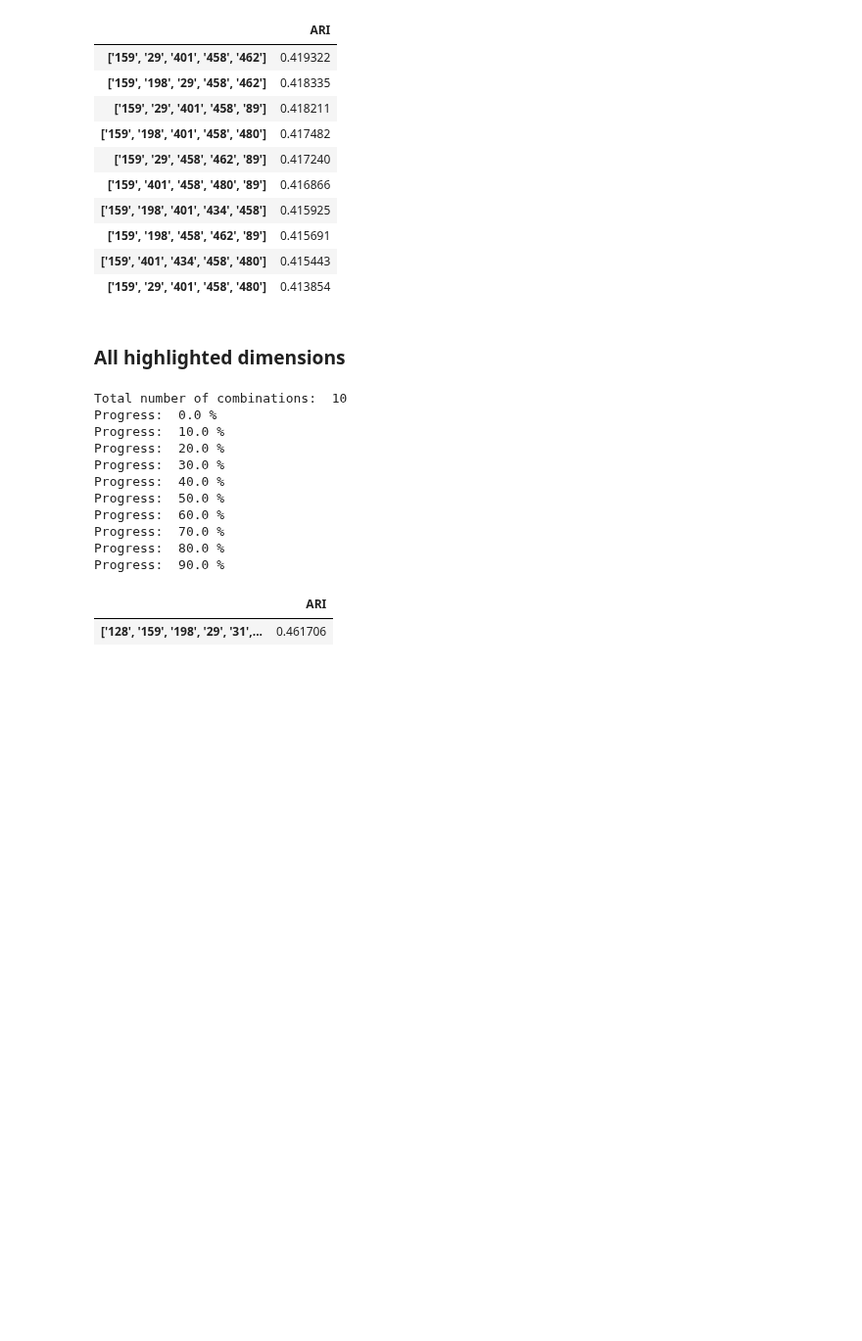
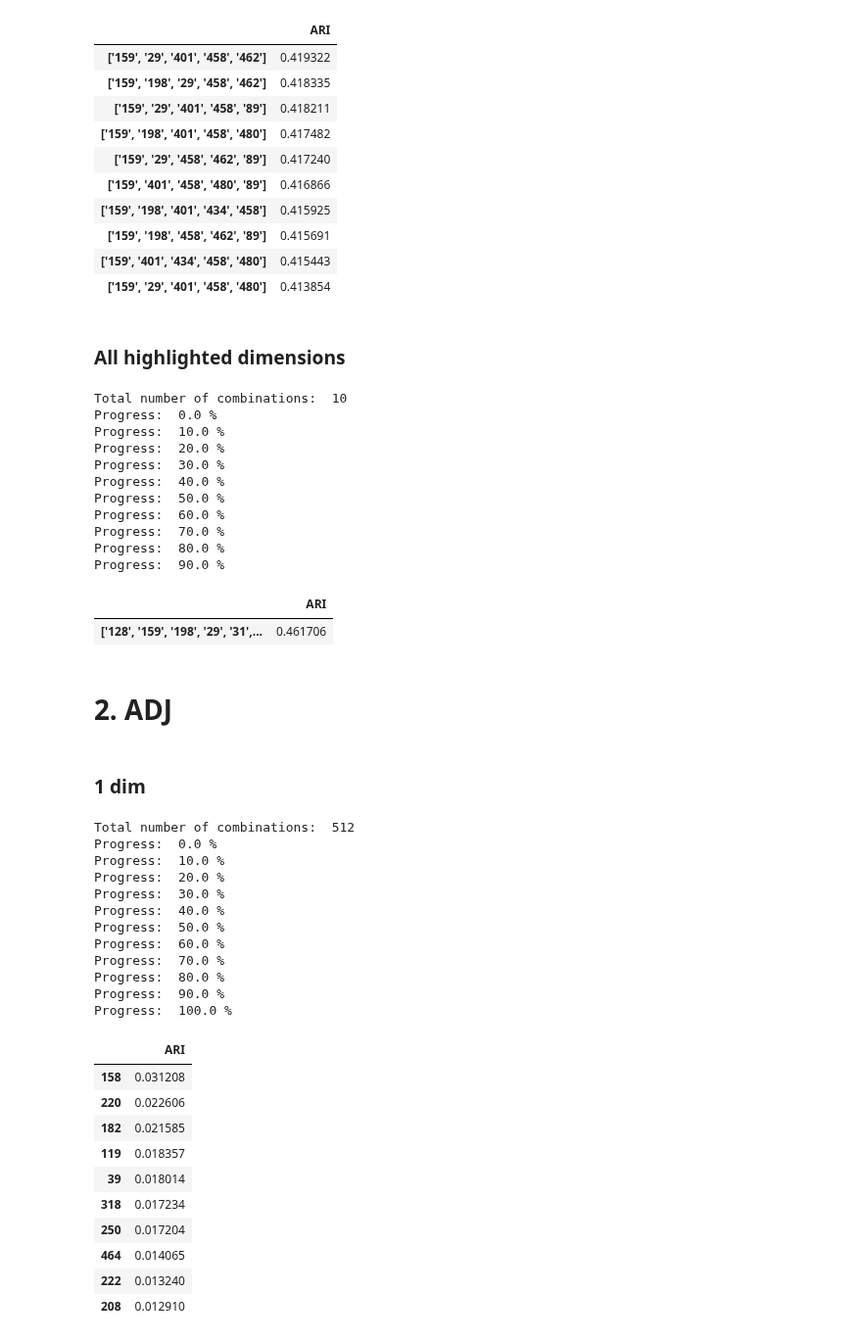
Before and after one commit to ClementineBleuze/WordEmbeddings, a Jupyter notebook: Notebooks_dim_clustering/pos_clustering.ipynb, the cells around one changed output. Shown at 98% size. Drawn from its saved outputs; the diff is of its cells as text; code cells hidden in the pictures; blank space fills up the shorter version.

Commit message:
finishing kmeans for pos (noun, adj, verb)

```diff
--- a/Notebooks_dim_clustering/pos_clustering.ipynb
+++ b/Notebooks_dim_clustering/pos_clustering.ipynb
@@ -241,3 +241,50 @@ Progress:  80.0 %
 Progress:  90.0 %
 |  | ARI |
 | ['128', '159', '198', '29', '31',... | 0.461706 |
+# %% [markdown]
+# 2. ADJ
+# %%
+# label 1: ADJ, 0: not ADJ
+all_a_we["adj"] = 1
+all_nv_we = pd.concat([all_n_we, all_v_we])
+all_nv_we["adj"] = 0
+
+# Normalization and concatenation
+df = pd.concat([all_nv_we, all_a_we]).drop(columns = ["noun"])
+norm_df = (df - df.min()) / (df.max() - df.min())
+
+# Removing words having multiple POS
+word, count = np.unique(norm_df.index, return_counts=True)
+unique_words = [x[0] for x in list(filter(lambda x: x[1] == 1, zip(word, count)))]
+un_adj =  norm_df[norm_df.index.isin(unique_words)]
+# %% [markdown]
+### 1 dim
+# %%
+dim_list_1= [str(i) for i in range(512)] # all dimensions
+
+dim1 = dimension_clustering_with_ARI(un_adj, dim_list_1, "adj")
+dim1.head(10)
+# %% [output]
+Total number of combinations:  512
+Progress:  0.0 %
+Progress:  10.0 %
+Progress:  20.0 %
+Progress:  30.0 %
+Progress:  40.0 %
+Progress:  50.0 %
+Progress:  60.0 %
+Progress:  70.0 %
+Progress:  80.0 %
+Progress:  90.0 %
+Progress:  100.0 %
+|  | ARI |
+| 158 | 0.031208 |
+| 220 | 0.022606 |
+| 182 | 0.021585 |
+| 119 | 0.018357 |
+| 39 | 0.018014 |
+| 318 | 0.017234 |
+| 250 | 0.017204 |
+| 464 | 0.014065 |
+| 222 | 0.013240 |
+| 208 | 0.012910 |
```
Also changed, not shown: parts of 24 cells of this notebook.
